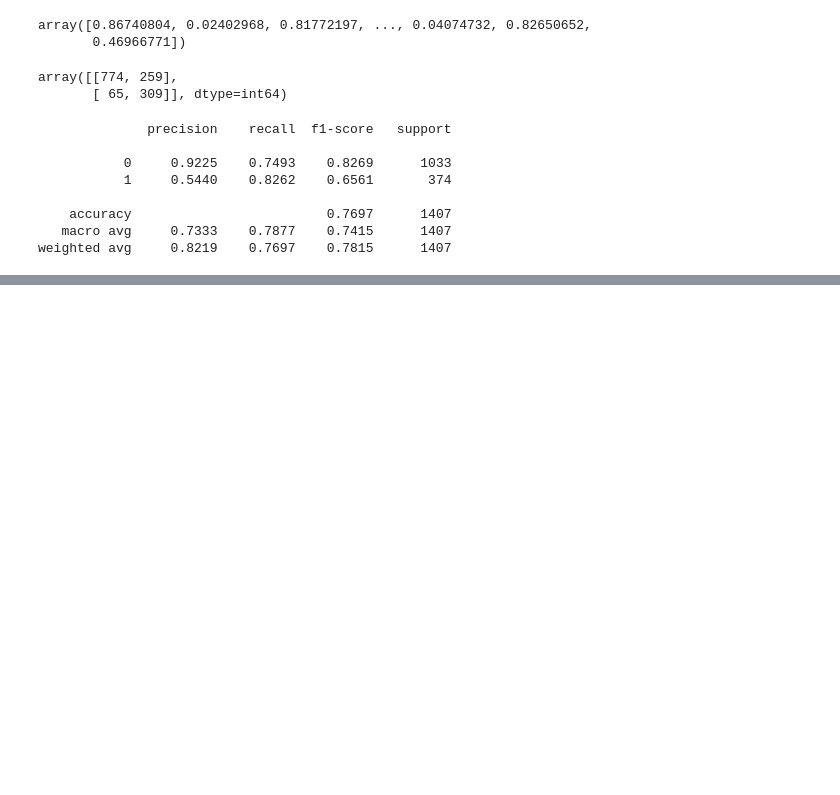
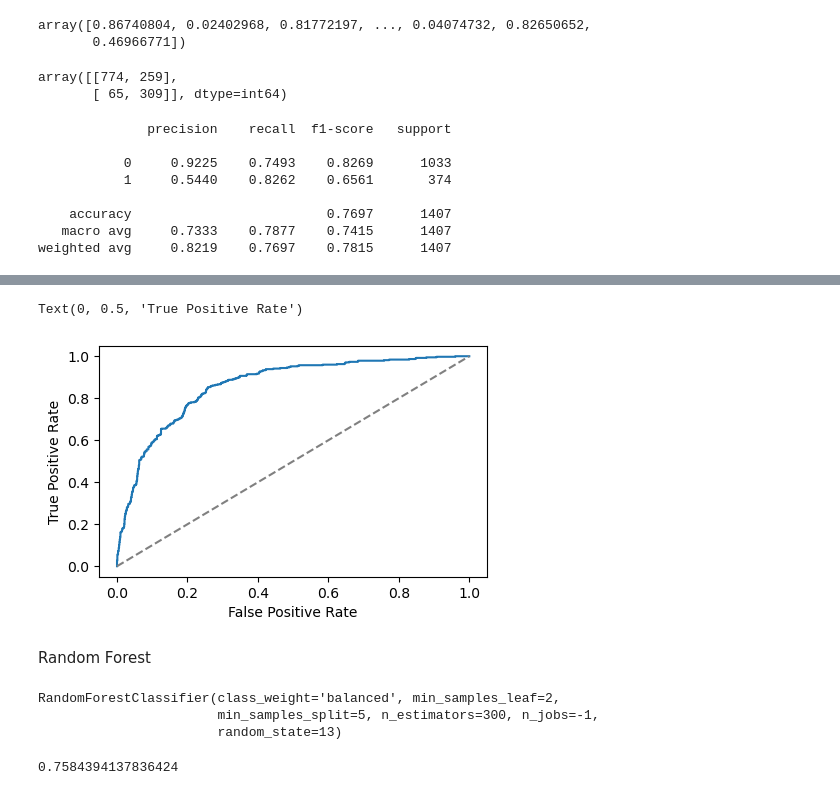
Before and after one commit to Manishmalik554/ChurnPrediction, a Jupyter notebook: main.ipynb, the cells around one changed output, grey strips where cells are left out. Drawn from its saved outputs; the diff is of its cells as text; code cells hidden in the pictures; blank space fills up the shorter version.

```diff
--- a/main.ipynb
+++ b/main.ipynb
@@ -237,0 +239,12 @@ Text(0, 0.5, 'True Positive Rate')
+# %%
+param_grid = {
+    'C': [0.001, 0.01, 0.1, 1, 10, 100],
+    'penalty': ['l2', 'l1'],
+    'solver': ['lbfgs', 'saga', 'newton-cg'],
+    'class_weight': ['balanced']
+}
+
+lr1 = LogisticRegression(max_iter=2000, random_state=13)
+# %%
+grid_search = GridSearchCV(lr1, param_grid, cv= 5, scoring='roc_auc', verbose=1)
+grid_search.fit(X_train, y_train)
@@ -237,0 +281,4 @@ Text(0, 0.5, 'True Positive Rate')
+# %%
+best_lr = grid_search.best_estimator_
+y_pred1 = best_lr.predict(X_test)
+y_proba1 = best_lr.predict_proba(X_test)[:,1]
@@ -237,0 +300,19 @@ Text(0, 0.5, 'True Positive Rate')
+# %%
+fpr, tpr, th = roc_curve(y_test, y_proba1)
+plt.figure(figsize=(5,3))
+plt.plot(fpr,tpr, label=f'LogReg (AUC = {roc_auc_score(y_test, y_proba1):.4f})')
+plt.plot([0,1], [0,1], '--', color='gray')
+plt.xlabel('False Positive Rate')
+plt.ylabel('True Positive Rate')
+# %% [output]
+Text(0, 0.5, 'True Positive Rate')
+[figure, added]
+# %% [markdown]
+Random Forest
+# %%
+rf = RandomForestClassifier(n_estimators=300, min_samples_leaf=2, min_samples_split=5, class_weight='balanced', random_state=13, n_jobs=-1)
+rf.fit(X_train, y_train)
+# %% [output]
+RandomForestClassifier(class_weight='balanced', min_samples_leaf=2,
+                       min_samples_split=5, n_estimators=300, n_jobs=-1,
+                       random_state=13)
@@ -237,0 +322,4 @@ Text(0, 0.5, 'True Positive Rate')
+# %%
+roc_auc_score(y_test, y_pred_rf)
+# %% [output]
+0.7584394137836424
```
Also changed, not shown: parts of 10 cells of this notebook.
